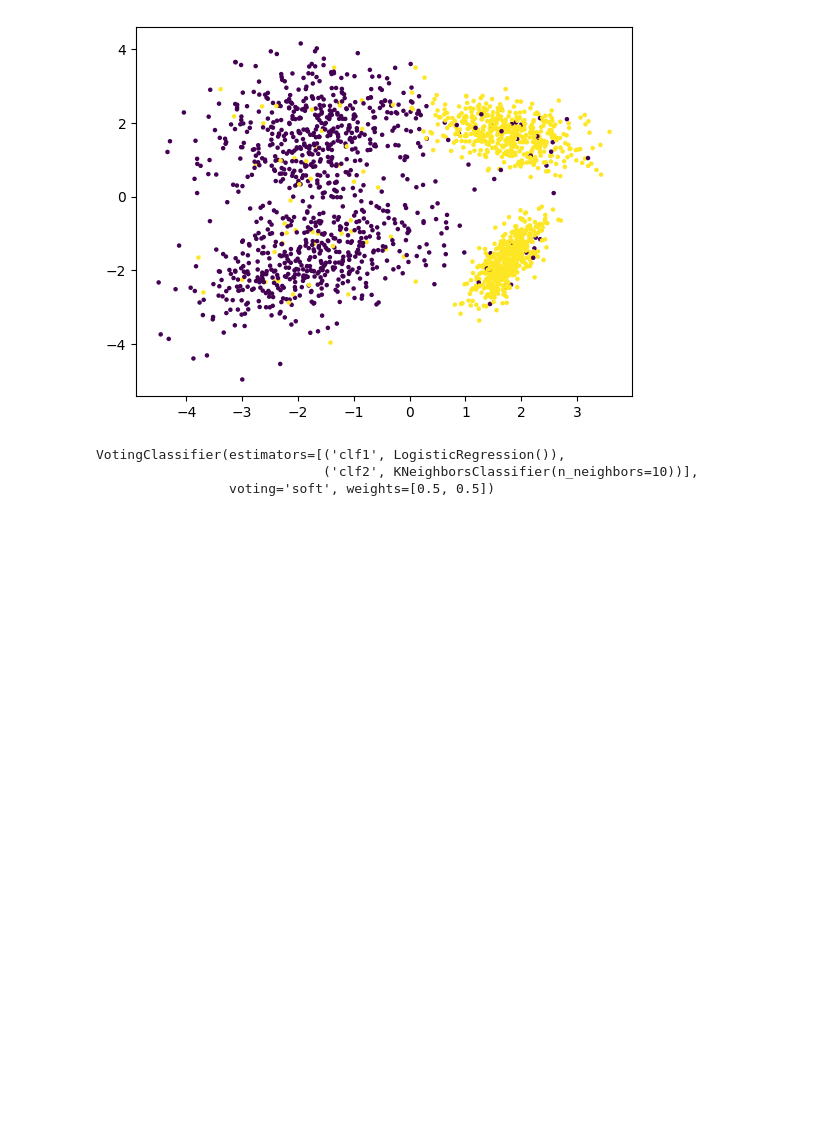
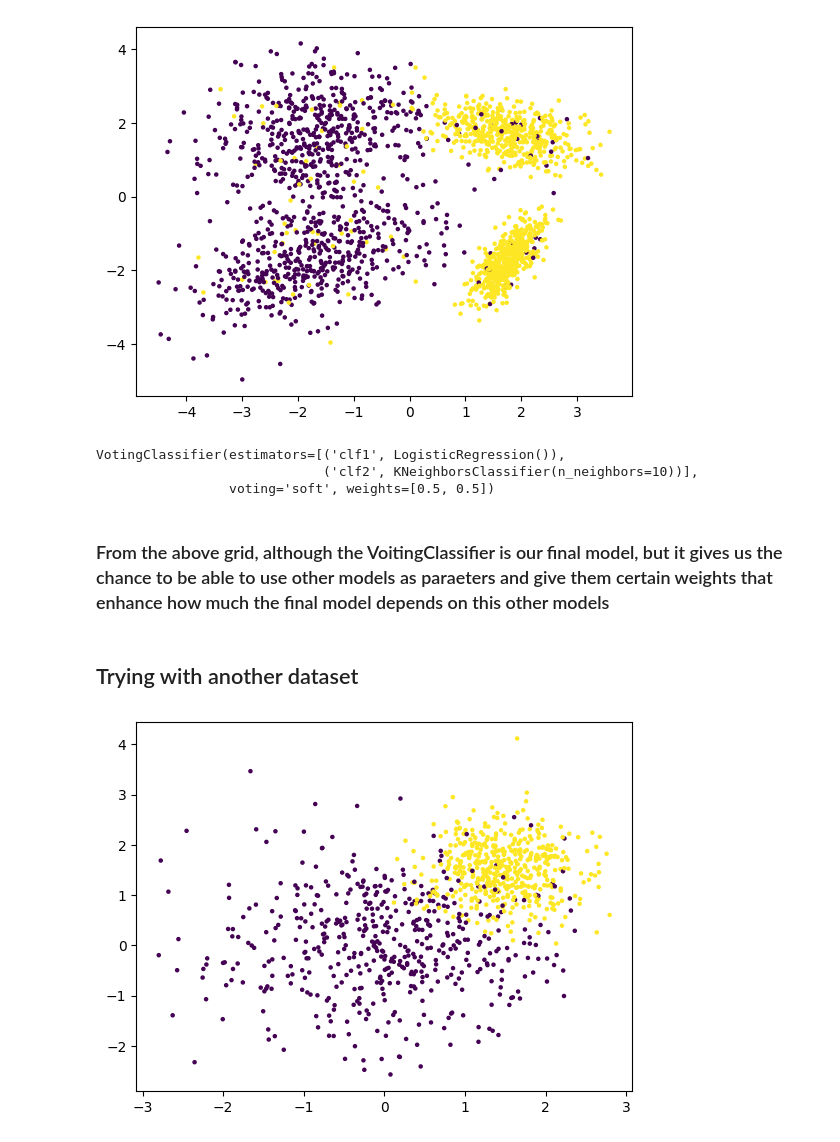
Before and after one commit to Victoran0/Machine-LEarning, a Jupyter notebook: Scikit Learn/meta-estimators/meta-estimators.ipynb, the cells around one changed output. Drawn from its saved outputs; the diff is of its cells as text; code cells hidden in the pictures; blank space fills up the shorter version.

```diff
--- a/Scikit Learn/meta-estimators/meta-estimators.ipynb
+++ b/Scikit Learn/meta-estimators/meta-estimators.ipynb
@@ -26,3 +26,7 @@ clf3.fit(X, y)
 VotingClassifier(estimators=[('clf1', LogisticRegression()),
                              ('clf2', KNeighborsClassifier(n_neighbors=10))],
                  voting='soft', weights=[0.5, 0.5])
+# %% [markdown]
+### From the above grid, although the VoitingClassifier is our final model, but it gives us the chance to be able to use other models as paraeters and give them certain weights that enhance how much the final model depends on this other models
+# %% [markdown]
+## Trying with another dataset
@@ -28,0 +40,5 @@ VotingClassifier(estimators=[('clf1', LogisticRegression()),
+# %%
+X, y = make_blobs(1000, centers=[(0, 0), (1.5, 1.5)], cluster_std=[1, 0.5])
+plt.scatter(X[:, 0], X[:, 1], c=y, s=5);
+# %% [output]
+[figure, added]
```
Also changed, not shown: parts of 12 cells of this notebook.
